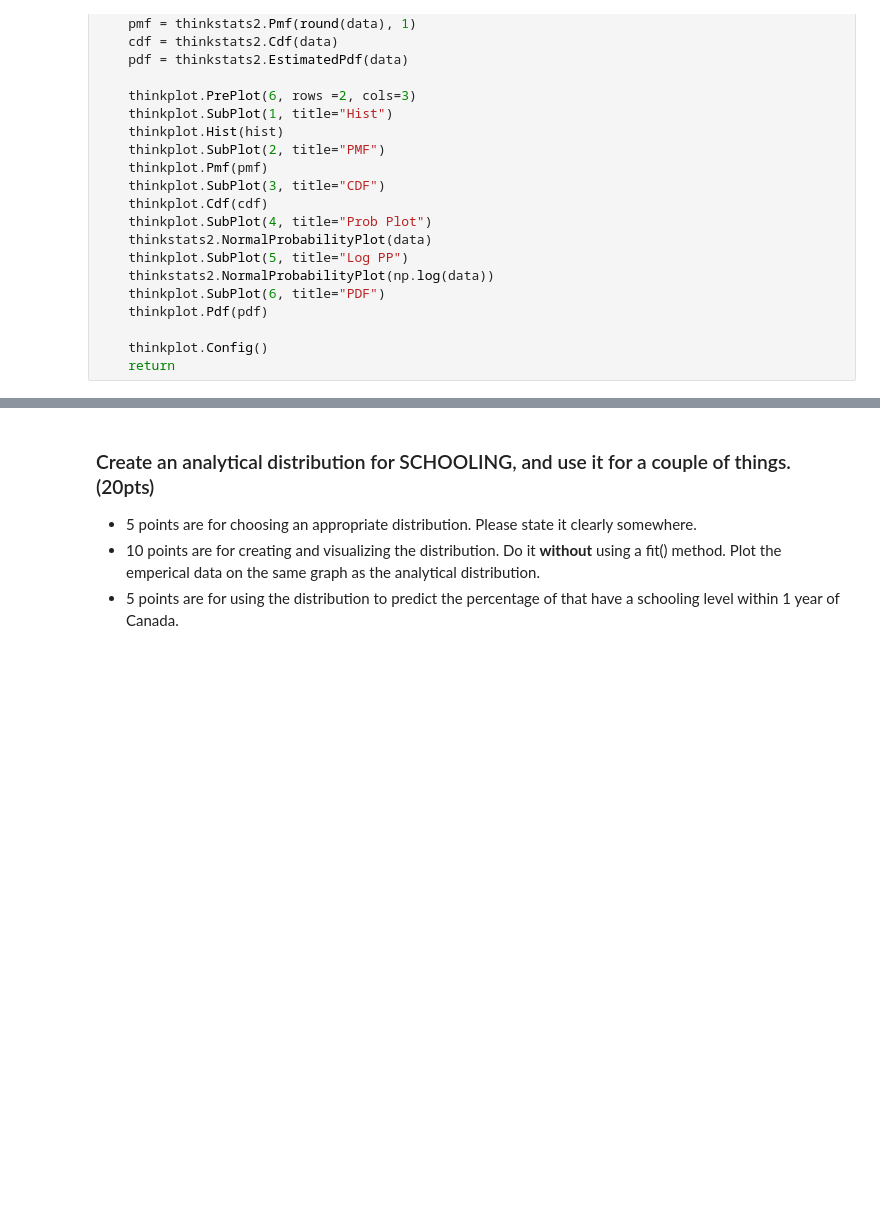
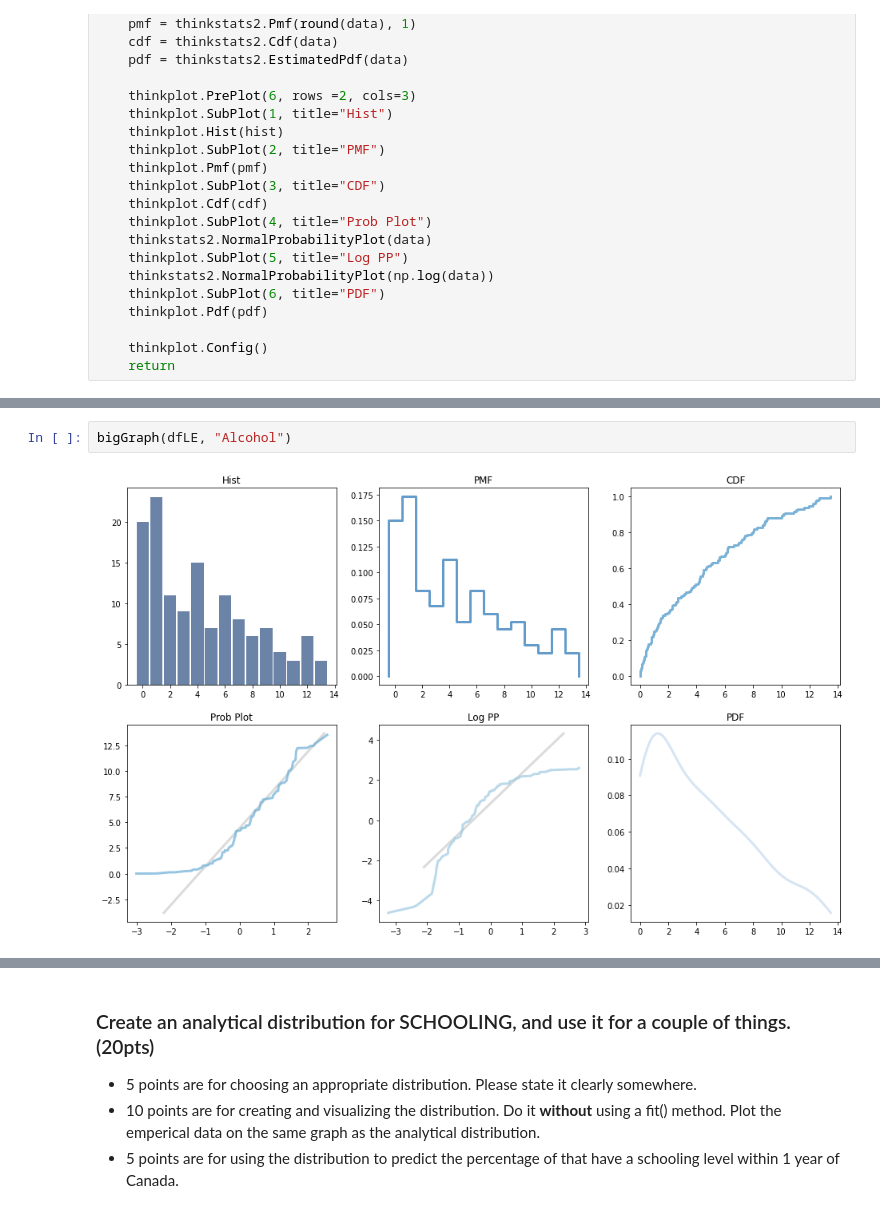
Before and after one commit to CcDenn/BSIP_Assignment_2_Students, a Jupyter notebook: stats_asn_2_start.ipynb, the cells around one changed output, grey strips where cells are left out. Drawn from its saved outputs; the diff is of its cells as text; blank space fills up the shorter version.

```diff
--- a/stats_asn_2_start.ipynb
+++ b/stats_asn_2_start.ipynb
@@ -102,0 +115,4 @@ def bigGraph(df_in, columnName):
+# %%
+bigGraph(dfLE, "Alcohol")
+# %% [output]
+[figure, added]
```
Also changed, not shown: parts of 23 cells of this notebook.
